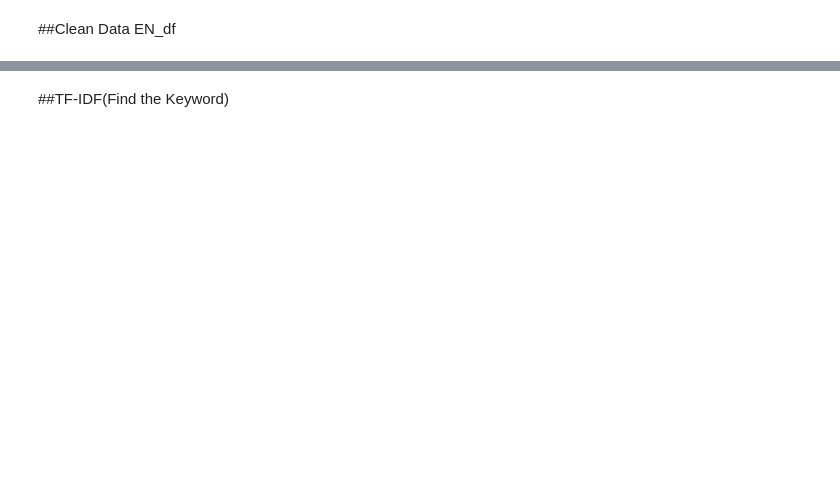
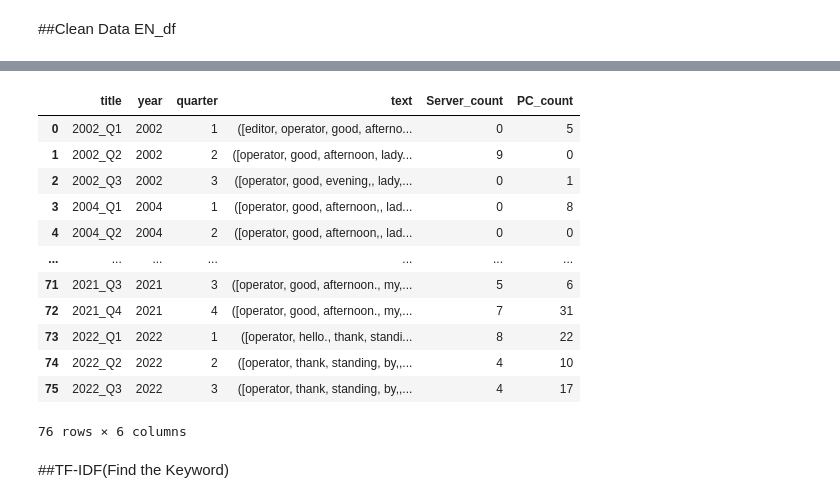
Before and after one commit to ba88052/Earnings_Call_Transcripts_Analyze, a Jupyter notebook: Earnings_Call_Transcripts_Analyze.ipynb, the cells around one changed output, grey strips where cells are left out. Saved outputs shown, nothing was run; the diff lists cells and outputs as text; code cells hidden in the pictures; blank space fills up the shorter version.

```diff
--- a/Earnings_Call_Transcripts_Analyze.ipynb
+++ b/Earnings_Call_Transcripts_Analyze.ipynb
@@ -297,4 +304,20 @@ for filename in os.listdir(f"earning-call/{key}"):
     num += 1
+# %%
+EC_df
+# %% [output]
+|  | title | year | quarter | text | Server_count | PC_count |
+| 0 | 2002_Q1 | 2002 | 1 | ([editor, operator, good, afterno... | 0 | 5 |
+| 1 | 2002_Q2 | 2002 | 2 | ([operator, good, afternoon, lady... | 9 | 0 |
+| 2 | 2002_Q3 | 2002 | 3 | ([operator, good, evening,, lady,... | 0 | 1 |
+| 3 | 2004_Q1 | 2004 | 1 | ([operator, good, afternoon,, lad... | 0 | 8 |
+| 4 | 2004_Q2 | 2004 | 2 | ([operator, good, afternoon,, lad... | 0 | 0 |
+| ... | ... | ... | ... | ... | ... | ... |
+| 71 | 2021_Q3 | 2021 | 3 | ([operator, good, afternoon., my,... | 5 | 6 |
+| 72 | 2021_Q4 | 2021 | 4 | ([operator, good, afternoon., my,... | 7 | 31 |
+| 73 | 2022_Q1 | 2022 | 1 | ([operator, hello., thank, standi... | 8 | 22 |
+| 74 | 2022_Q2 | 2022 | 2 | ([operator, thank, standing, by,,... | 4 | 10 |
+| 75 | 2022_Q3 | 2022 | 3 | ([operator, thank, standing, by,,... | 4 | 17 |
+76 rows × 6 columns
 # %% [markdown]
 ##TF-IDF(Find the Keyword)
 # %%
```
Also changed, not shown: parts of 11 cells of this notebook.
